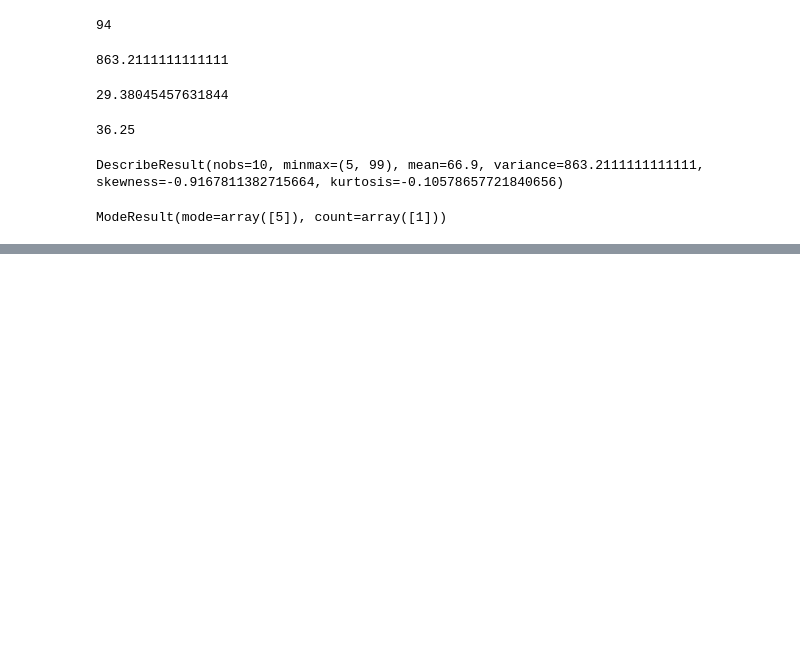
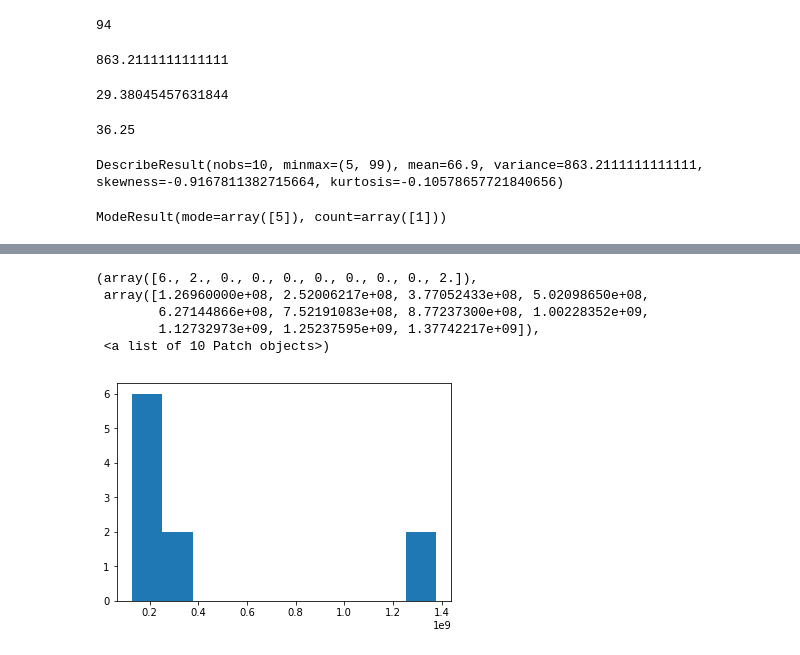
Before and after one commit to srikanthpragada/DS_06_MAY_2019, a Jupyter notebook: stats_demo.ipynb, the cells around one changed output, grey strips where cells are left out. Saved outputs shown, nothing was run; the diff lists cells and outputs as text; code cells hidden in the pictures; blank space fills up the shorter version.

```diff
--- a/stats_demo.ipynb
+++ b/stats_demo.ipynb
@@ -41,0 +85,2 @@ ModeResult(mode=array([5]), count=array([1]))
+# %%
+top10 = sorted(population,reverse=True)[:10]
@@ -41,0 +100,9 @@ ModeResult(mode=array([5]), count=array([1]))
+# %%
+plt.hist(top10)
+# %% [output]
+(array([6., 2., 0., 0., 0., 0., 0., 0., 0., 2.]),
+ array([1.26960000e+08, 2.52006217e+08, 3.77052433e+08, 5.02098650e+08,
+        6.27144866e+08, 7.52191083e+08, 8.77237300e+08, 1.00228352e+09,
+        1.12732973e+09, 1.25237595e+09, 1.37742217e+09]),
+ <a list of 10 Patch objects>)
+[figure, added]
```
Also changed, not shown: parts of 16 cells of this notebook.
